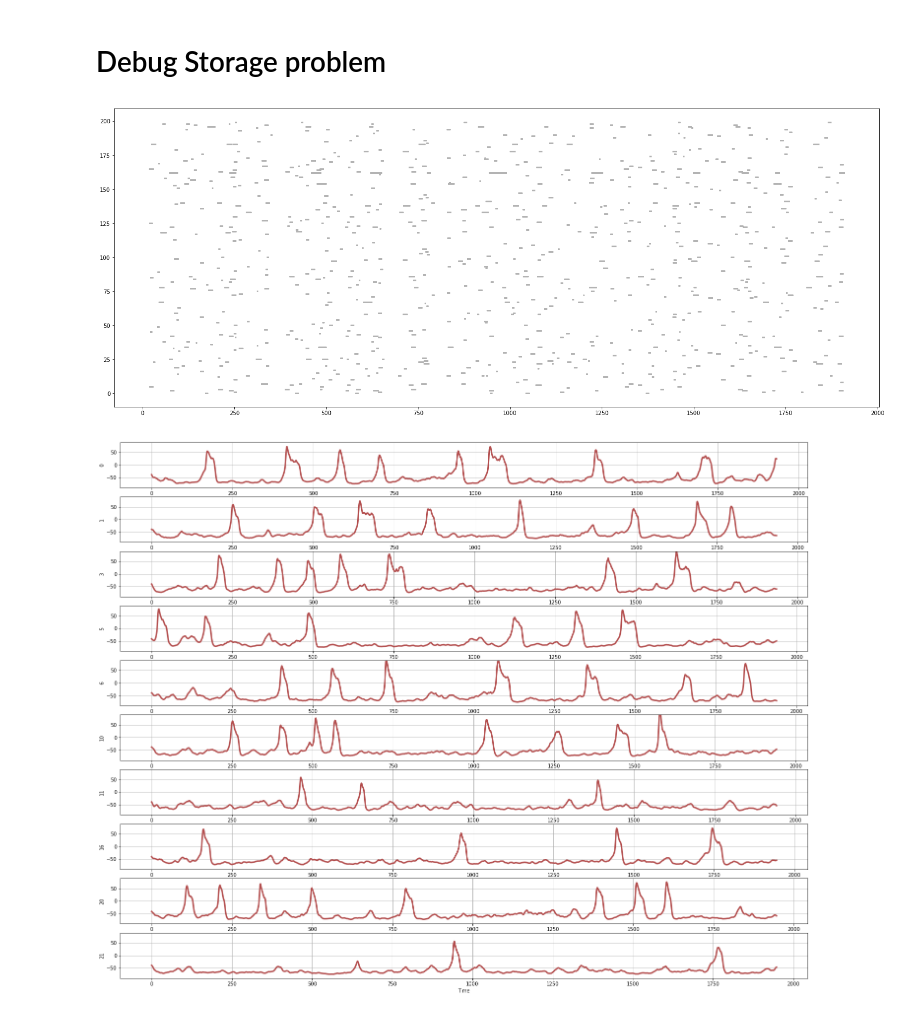
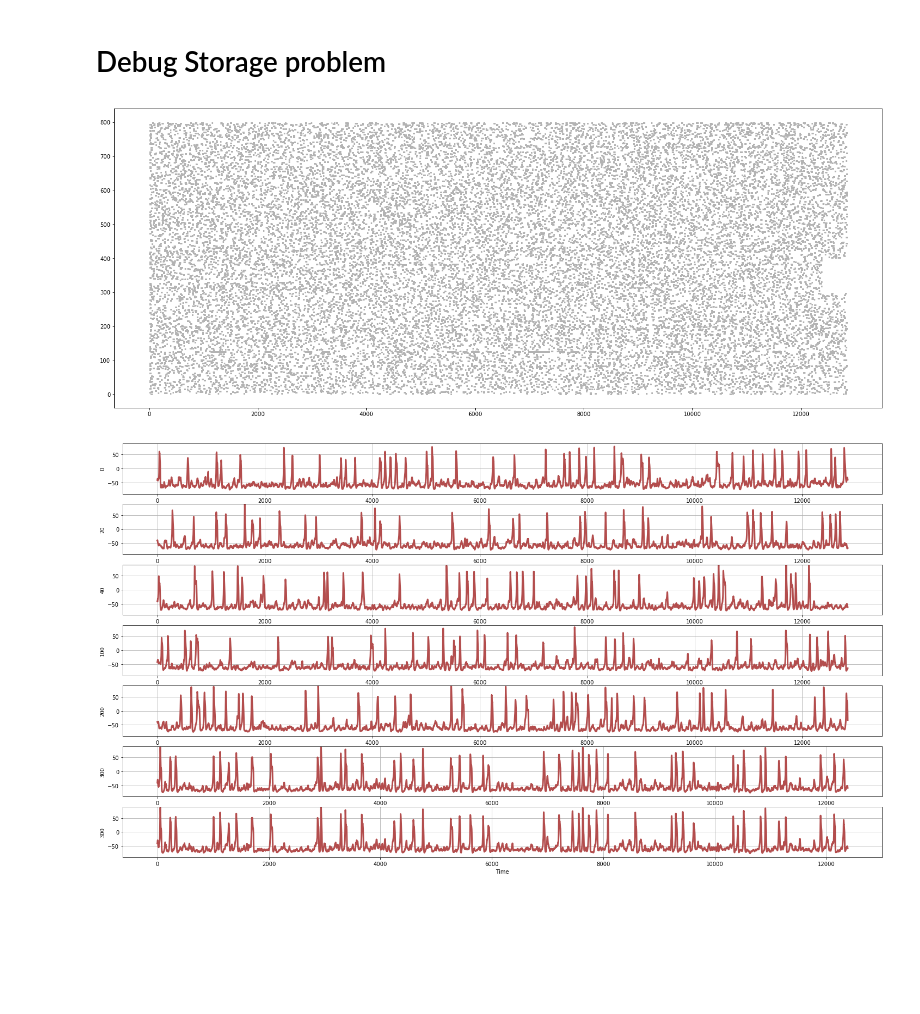
Before and after one commit to sahandha/NeuroNet, a Jupyter notebook: NeuronModel/Vis.ipynb, the cells around one changed output. Cells and saved outputs as stored; diff of their text form; code cells hidden in the pictures; blank space fills up the shorter version.

```diff
--- a/NeuronModel/Vis.ipynb
+++ b/NeuronModel/Vis.ipynb
@@ -40,9 +40,9 @@ sdata=np.array([item for sublist in data for item in sublist])
 # %% [markdown]
 # Debug Storage problem
 # %%
-datafolder="/Users/sahand/Research/NeuroNet/Data/08-25-2017/Sim1_N200_L400_S5_D10_T2000"
+datafolder="/Users/sahand/Research/NeuroNet/Data/08-25-2017/Sim6_N1000_L100_S10_D20_T60000"
 vis.VisTimeFreq(datafolder, cuttoff=50, output = 'Show',figsize=(25,10))
-vis.VisTimeSeries(datafolder, neurons=[0,1,3,5,6,10,11,16,20,21],output='Show')
+vis.VisTimeSeries(datafolder, neurons=[0,20,40,100,200,300,300],output='Show')
 # %% [output]
-[figure, old version]
+[figure, new version]
-[figure, old version]
+[figure, new version]
```
Also changed, not shown: parts of 1 cell of this notebook, 5 other files.
